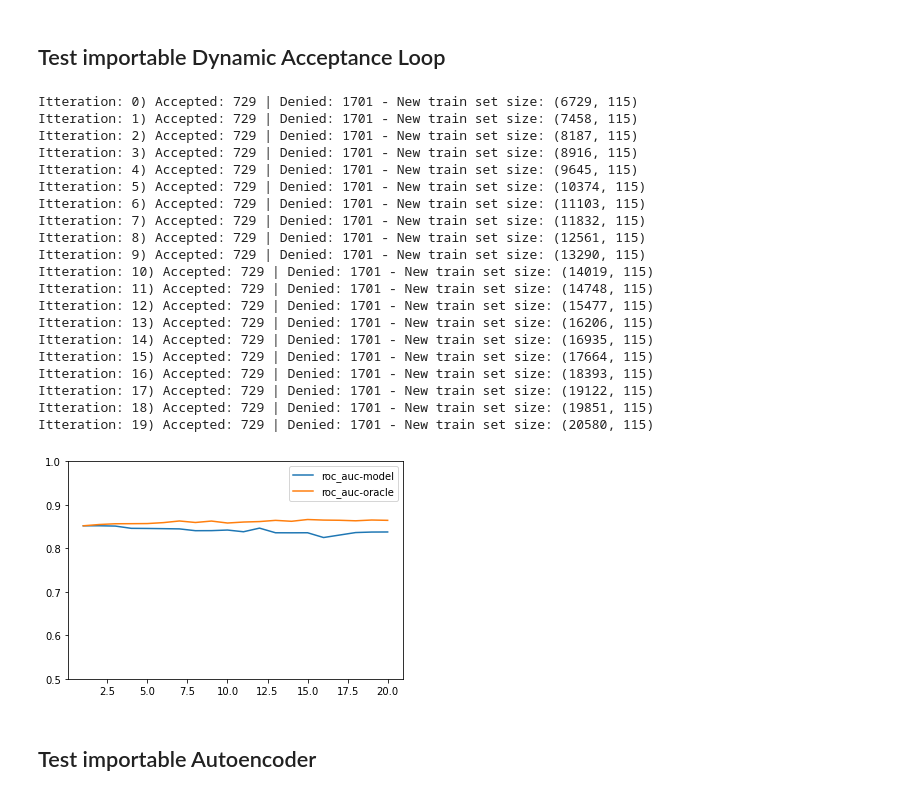
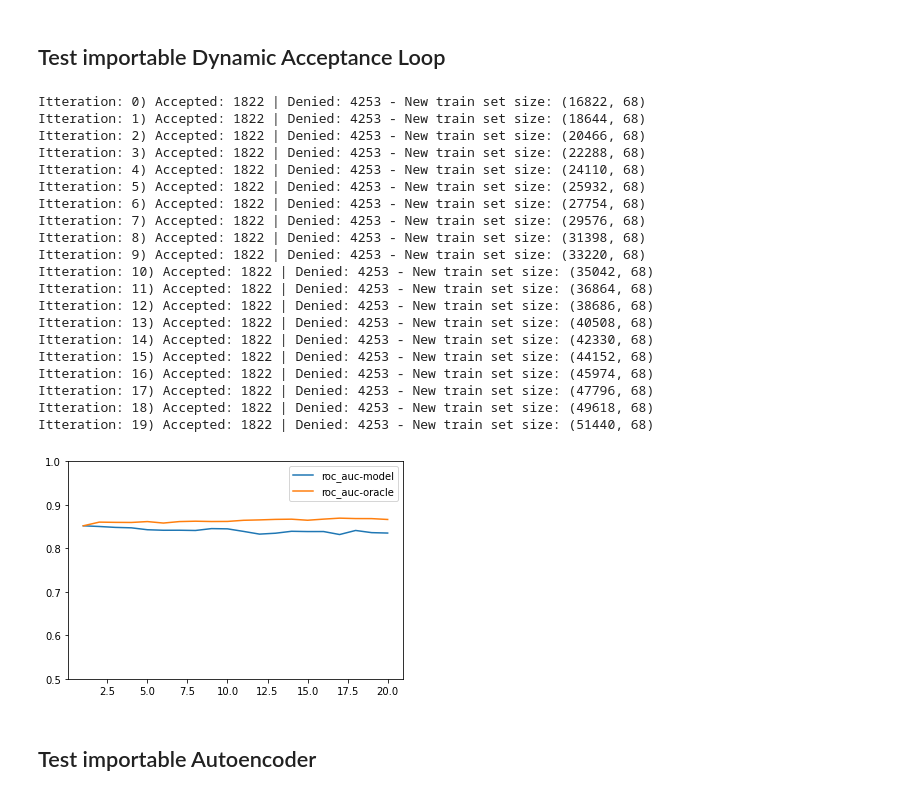
Before and after one commit to lukasvoege/reject-infer-autoencoder, a Jupyter notebook: notebooks/playground.ipynb, the cells around one changed output. Drawn from its saved outputs; the diff is of its cells as text; code cells hidden in the pictures.

```diff
--- a/notebooks/playground.ipynb
+++ b/notebooks/playground.ipynb
@@ -20,45 +22,47 @@ import torch
 # %%
 n_years = 20
 
-sim = dal.Simulate_acceptance_loop("paipaidai.csv", LogisticRegression(max_iter=400), 0.1, 0.1, n_years, enc_features=False, rej_inf=rinf.EMsemisupervised)
+model = lgbm.LGBMClassifier() # DecisionTreeClassifier(min_samples_leaf=40) LogisticRegression(max_iter=400)
+
+sim = dal.Simulate_acceptance_loop("gmsc.csv", model, 0.1, 0.1, n_years, enc_features=False)#, rej_inf=rinf.EMsemisupervised)
 results_generator = sim.run()
 
 metrics = None
 for iteration in results_generator:
     print(f'Itteration: {iteration[0]}) Accepted: {iteration[1].count(True)} | Denied: {iteration[1].count(False)} - New train set size: {iteration[2]}')
     metrics = iteration[3]
 
 x = range(1, n_years + 1)
 plt.plot(x, metrics["model"]["holdout"]['roc_auc'], label = 'roc_auc-model')
 plt.plot(x, metrics["oracle"]["holdout"]['roc_auc'], label = 'roc_auc-oracle')
 #plt.plot(x, results["holdout"]['precision'], label = 'precision')
 #plt.plot(x, results["holdout"]['f1'], label = 'f1')
 #plt.plot(x, results["holdout"]['accuracy'], label = 'accuracy')
 plt.legend()
 plt.ylim([0.5, 1.0])
 plt.show()
 # %% [output]
-Itteration: 0) Accepted: 729 | Denied: 1701 - New train set size: (6729, 115)
-Itteration: 1) Accepted: 729 | Denied: 1701 - New train set size: (7458, 115)
-Itteration: 2) Accepted: 729 | Denied: 1701 - New train set size: (8187, 115)
-Itteration: 3) Accepted: 729 | Denied: 1701 - New train set size: (8916, 115)
-Itteration: 4) Accepted: 729 | Denied: 1701 - New train set size: (9645, 115)
-Itteration: 5) Accepted: 729 | Denied: 1701 - New train set size: (10374, 115)
-Itteration: 6) Accepted: 729 | Denied: 1701 - New train set size: (11103, 115)
-Itteration: 7) Accepted: 729 | Denied: 1701 - New train set size: (11832, 115)
-Itteration: 8) Accepted: 729 | Denied: 1701 - New train set size: (12561, 115)
-Itteration: 9) Accepted: 729 | Denied: 1701 - New train set size: (13290, 115)
-Itteration: 10) Accepted: 729 | Denied: 1701 - New train set size: (14019, 115)
-Itteration: 11) Accepted: 729 | Denied: 1701 - New train set size: (14748, 115)
-Itteration: 12) Accepted: 729 | Denied: 1701 - New train set size: (15477, 115)
-Itteration: 13) Accepted: 729 | Denied: 1701 - New train set size: (16206, 115)
-Itteration: 14) Accepted: 729 | Denied: 1701 - New train set size: (16935, 115)
-Itteration: 15) Accepted: 729 | Denied: 1701 - New train set size: (17664, 115)
-Itteration: 16) Accepted: 729 | Denied: 1701 - New train set size: (18393, 115)
-Itteration: 17) Accepted: 729 | Denied: 1701 - New train set size: (19122, 115)
-Itteration: 18) Accepted: 729 | Denied: 1701 - New train set size: (19851, 115)
-Itteration: 19) Accepted: 729 | Denied: 1701 - New train set size: (20580, 115)
+Itteration: 0) Accepted: 1822 | Denied: 4253 - New train set size: (16822, 68)
+Itteration: 1) Accepted: 1822 | Denied: 4253 - New train set size: (18644, 68)
+Itteration: 2) Accepted: 1822 | Denied: 4253 - New train set size: (20466, 68)
+Itteration: 3) Accepted: 1822 | Denied: 4253 - New train set size: (22288, 68)
+Itteration: 4) Accepted: 1822 | Denied: 4253 - New train set size: (24110, 68)
+Itteration: 5) Accepted: 1822 | Denied: 4253 - New train set size: (25932, 68)
+Itteration: 6) Accepted: 1822 | Denied: 4253 - New train set size: (27754, 68)
+Itteration: 7) Accepted: 1822 | Denied: 4253 - New train set size: (29576, 68)
+Itteration: 8) Accepted: 1822 | Denied: 4253 - New train set size: (31398, 68)
+Itteration: 9) Accepted: 1822 | Denied: 4253 - New train set size: (33220, 68)
+Itteration: 10) Accepted: 1822 | Denied: 4253 - New train set size: (35042, 68)
+Itteration: 11) Accepted: 1822 | Denied: 4253 - New train set size: (36864, 68)
+Itteration: 12) Accepted: 1822 | Denied: 4253 - New train set size: (38686, 68)
+Itteration: 13) Accepted: 1822 | Denied: 4253 - New train set size: (40508, 68)
+Itteration: 14) Accepted: 1822 | Denied: 4253 - New train set size: (42330, 68)
+Itteration: 15) Accepted: 1822 | Denied: 4253 - New train set size: (44152, 68)
+Itteration: 16) Accepted: 1822 | Denied: 4253 - New train set size: (45974, 68)
+Itteration: 17) Accepted: 1822 | Denied: 4253 - New train set size: (47796, 68)
+Itteration: 18) Accepted: 1822 | Denied: 4253 - New train set size: (49618, 68)
+Itteration: 19) Accepted: 1822 | Denied: 4253 - New train set size: (51440, 68)
-[figure, old version]
+[figure, new version]
 # %% [markdown]
 ## Test importable Autoencoder
 # %%
```
Also changed, not shown: parts of 5 cells of this notebook.
